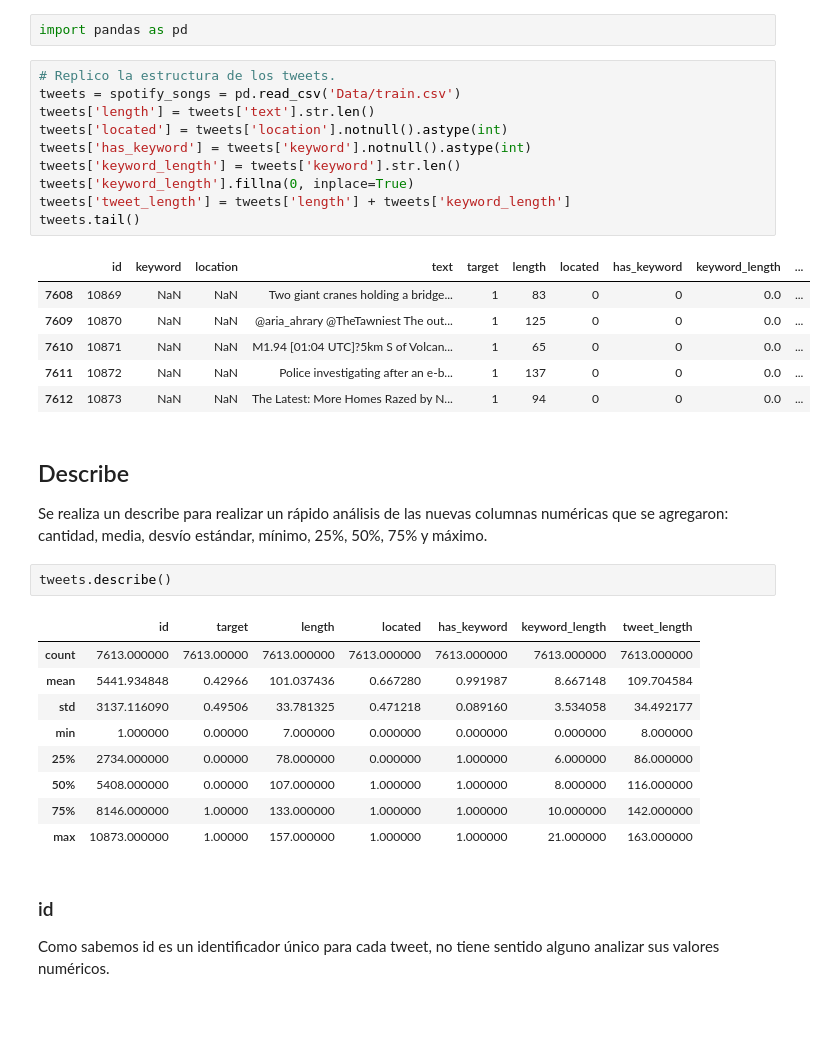
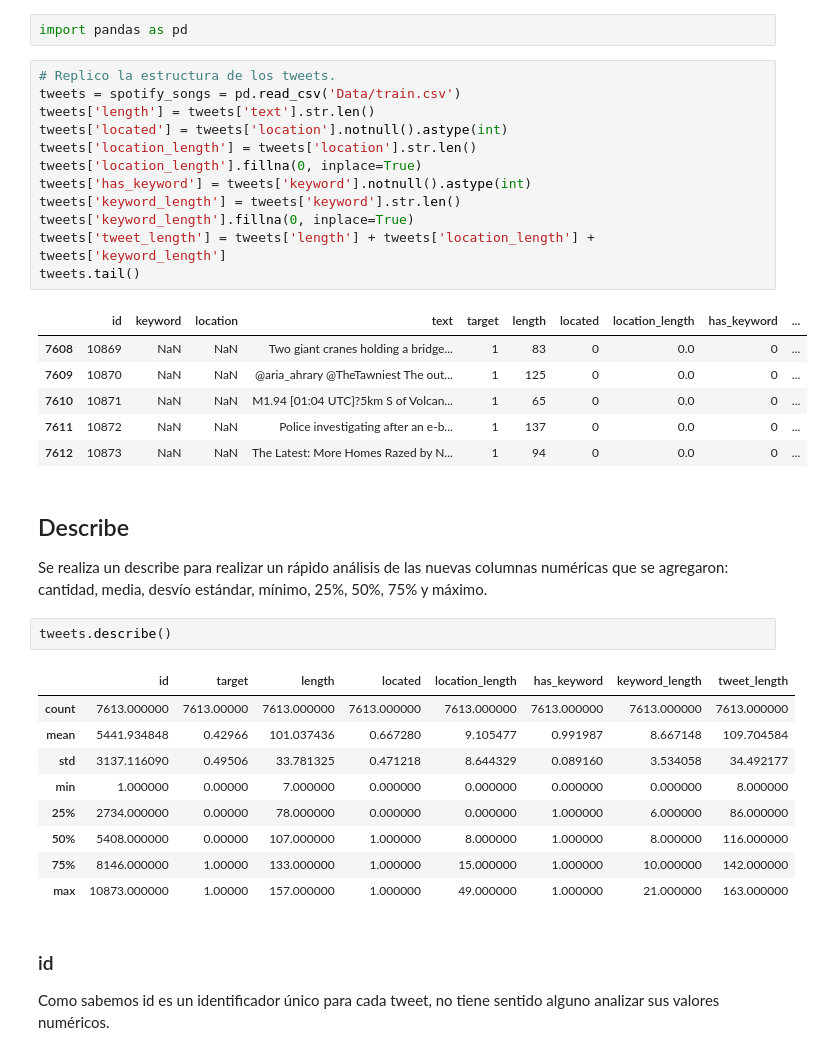
Before and after one commit to GastonMontes/1ro-2020-7506-TP1, a Jupyter notebook: Análisis general.ipynb, the cells around one changed output. Saved outputs shown, nothing was run; the diff lists cells and outputs as text; blank space fills up the shorter version.

Commit message:
Gastón - Análisis general - Se agrega la longitud de la location.

```diff
--- a/Análisis general.ipynb
+++ b/Análisis general.ipynb
@@ -6,35 +6,37 @@ import pandas as pd
 # %%
 # Replico la estructura de los tweets.
 tweets = spotify_songs = pd.read_csv('Data/train.csv')
 tweets['length'] = tweets['text'].str.len()
 tweets['located'] = tweets['location'].notnull().astype(int)
+tweets['location_length'] = tweets['location'].str.len()
+tweets['location_length'].fillna(0, inplace=True)
 tweets['has_keyword'] = tweets['keyword'].notnull().astype(int)
 tweets['keyword_length'] = tweets['keyword'].str.len()
 tweets['keyword_length'].fillna(0, inplace=True)
-tweets['tweet_length'] = tweets['length'] + tweets['keyword_length']
+tweets['tweet_length'] = tweets['length'] + tweets['location_length'] + tweets['keyword_length']
 tweets.tail()
 # %% [output]
-|  | id | keyword | location | text | target | length | located | has_keyword | keyword_length | ... |
-| 7608 | 10869 | NaN | NaN | Two giant cranes holding a bridge... | 1 | 83 | 0 | 0 | 0.0 | ... |
-| 7609 | 10870 | NaN | NaN | @aria_ahrary @TheTawniest The out... | 1 | 125 | 0 | 0 | 0.0 | ... |
-| 7610 | 10871 | NaN | NaN | M1.94 [01:04 UTC]?5km S of Volcan... | 1 | 65 | 0 | 0 | 0.0 | ... |
-| 7611 | 10872 | NaN | NaN | Police investigating after an e-b... | 1 | 137 | 0 | 0 | 0.0 | ... |
-| 7612 | 10873 | NaN | NaN | The Latest: More Homes Razed by N... | 1 | 94 | 0 | 0 | 0.0 | ... |
+|  | id | keyword | location | text | target | length | located | location_length | has_keyword | ... |
+| 7608 | 10869 | NaN | NaN | Two giant cranes holding a bridge... | 1 | 83 | 0 | 0.0 | 0 | ... |
+| 7609 | 10870 | NaN | NaN | @aria_ahrary @TheTawniest The out... | 1 | 125 | 0 | 0.0 | 0 | ... |
+| 7610 | 10871 | NaN | NaN | M1.94 [01:04 UTC]?5km S of Volcan... | 1 | 65 | 0 | 0.0 | 0 | ... |
+| 7611 | 10872 | NaN | NaN | Police investigating after an e-b... | 1 | 137 | 0 | 0.0 | 0 | ... |
+| 7612 | 10873 | NaN | NaN | The Latest: More Homes Razed by N... | 1 | 94 | 0 | 0.0 | 0 | ... |
 # %% [markdown]
 ## Describe
 Se realiza un describe para realizar un rápido análisis de las nuevas columnas numéricas que se agregaron: cantidad, media, desvío estándar, mínimo, 25%, 50%, 75% y máximo.
 # %%
 tweets.describe()
 # %% [output]
-|  | id | target | length | located | has_keyword | keyword_length | tweet_length |
-| count | 7613.000000 | 7613.00000 | 7613.000000 | 7613.000000 | 7613.000000 | 7613.000000 | 7613.000000 |
-| mean | 5441.934848 | 0.42966 | 101.037436 | 0.667280 | 0.991987 | 8.667148 | 109.704584 |
-| std | 3137.116090 | 0.49506 | 33.781325 | 0.471218 | 0.089160 | 3.534058 | 34.492177 |
-| min | 1.000000 | 0.00000 | 7.000000 | 0.000000 | 0.000000 | 0.000000 | 8.000000 |
-| 25% | 2734.000000 | 0.00000 | 78.000000 | 0.000000 | 1.000000 | 6.000000 | 86.000000 |
-| 50% | 5408.000000 | 0.00000 | 107.000000 | 1.000000 | 1.000000 | 8.000000 | 116.000000 |
-| 75% | 8146.000000 | 1.00000 | 133.000000 | 1.000000 | 1.000000 | 10.000000 | 142.000000 |
-| max | 10873.000000 | 1.00000 | 157.000000 | 1.000000 | 1.000000 | 21.000000 | 163.000000 |
+|  | id | target | length | located | location_length | has_keyword | keyword_length | tweet_length |
+| count | 7613.000000 | 7613.00000 | 7613.000000 | 7613.000000 | 7613.000000 | 7613.000000 | 7613.000000 | 7613.000000 |
+| mean | 5441.934848 | 0.42966 | 101.037436 | 0.667280 | 9.105477 | 0.991987 | 8.667148 | 109.704584 |
+| std | 3137.116090 | 0.49506 | 33.781325 | 0.471218 | 8.644329 | 0.089160 | 3.534058 | 34.492177 |
+| min | 1.000000 | 0.00000 | 7.000000 | 0.000000 | 0.000000 | 0.000000 | 0.000000 | 8.000000 |
+| 25% | 2734.000000 | 0.00000 | 78.000000 | 0.000000 | 0.000000 | 1.000000 | 6.000000 | 86.000000 |
+| 50% | 5408.000000 | 0.00000 | 107.000000 | 1.000000 | 8.000000 | 1.000000 | 8.000000 | 116.000000 |
+| 75% | 8146.000000 | 1.00000 | 133.000000 | 1.000000 | 15.000000 | 1.000000 | 10.000000 | 142.000000 |
+| max | 10873.000000 | 1.00000 | 157.000000 | 1.000000 | 49.000000 | 1.000000 | 21.000000 | 163.000000 |
 # %% [markdown]
 ### id
 Como sabemos id es un identificador único para cada tweet, no tiene sentido alguno analizar sus valores numéricos.
```
Also changed, not shown: parts of 10 cells of this notebook.
